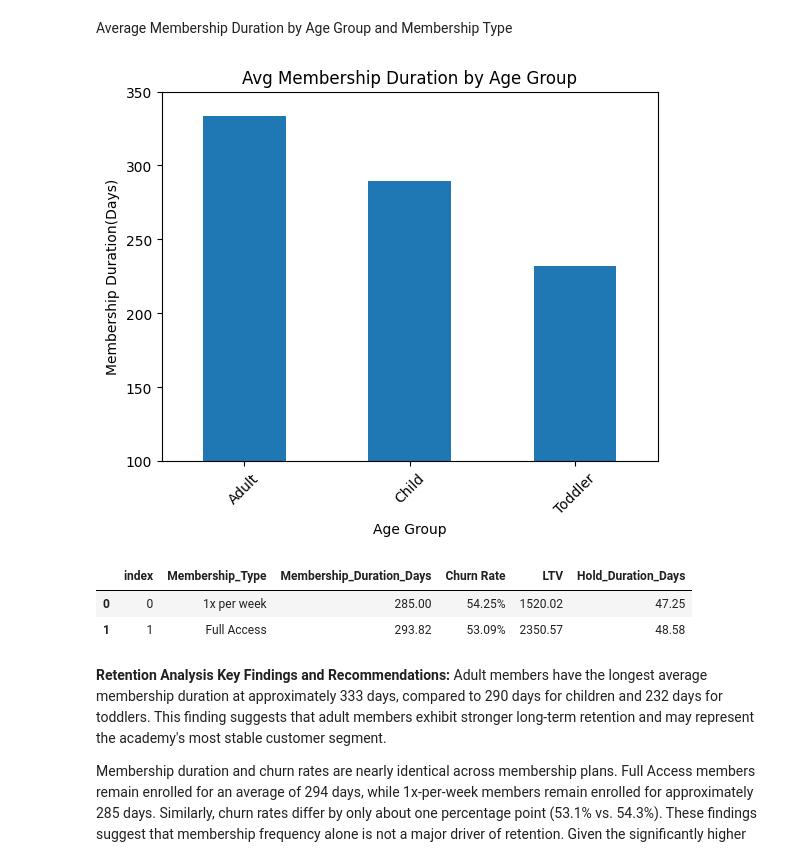
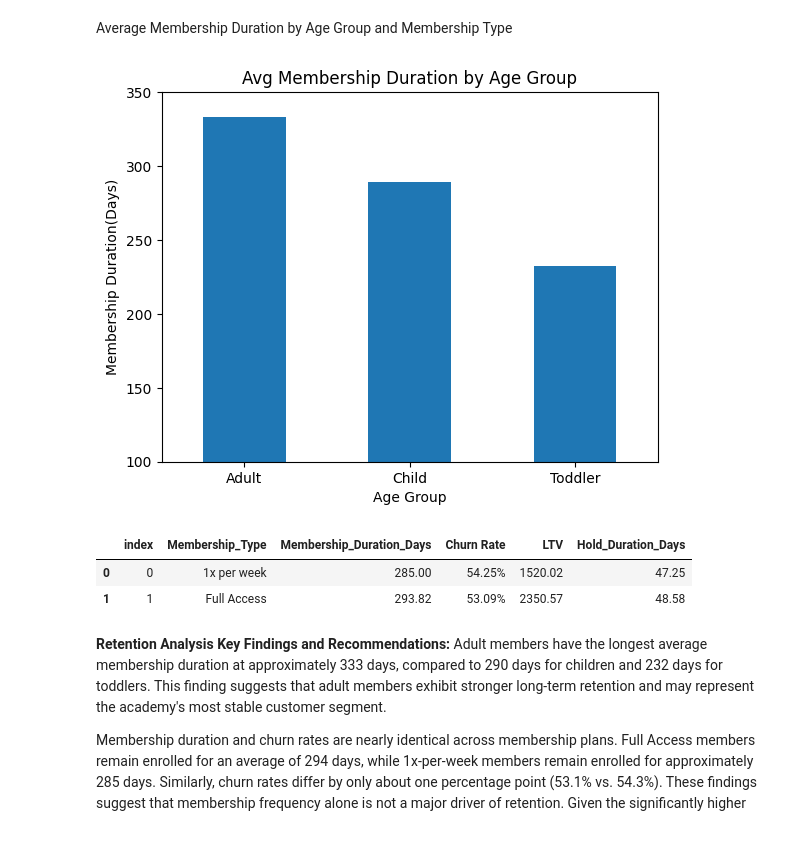
Before and after one commit to NMcPherson97/BJJ-Membership-Analysis, a Jupyter notebook: memberanalysis.ipynb, the cells around one changed output. Saved outputs shown, nothing was run; the diff lists cells and outputs as text; code cells hidden in the pictures.

```diff
--- a/memberanalysis.ipynb
+++ b/memberanalysis.ipynb
@@ -75,21 +75,21 @@ Average Membership Duration by Age Group and Membership Type
 # %%
 retention_age = (
     member_df.groupby('Age_Group')
     ['Membership_Duration_Days']
     .mean()
     .round(2)
 )
 retention_age.plot(kind='bar')
 plt.title('Avg Membership Duration by Age Group')
-plt.xticks(rotation=45)
+plt.xticks(rotation=0)
 plt.xlabel('Age Group')
 plt.ylabel('Membership Duration(Days)')
 plt.ylim(100,350)
 plt.show()
 
 display(kpi_table)
 # %% [output]
-[figure, old version]
+[figure, new version]
 |  | index | Membership_Type | Membership_Duration_Days | Churn Rate | LTV | Hold_Duration_Days |
 | 0 | 0 | 1x per week | 285.00 | 54.25% | 1520.02 | 47.25 |
 | 1 | 1 | Full Access | 293.82 | 53.09% | 2350.57 | 48.58 |
```
Also changed, not shown: parts of 10 cells of this notebook.
